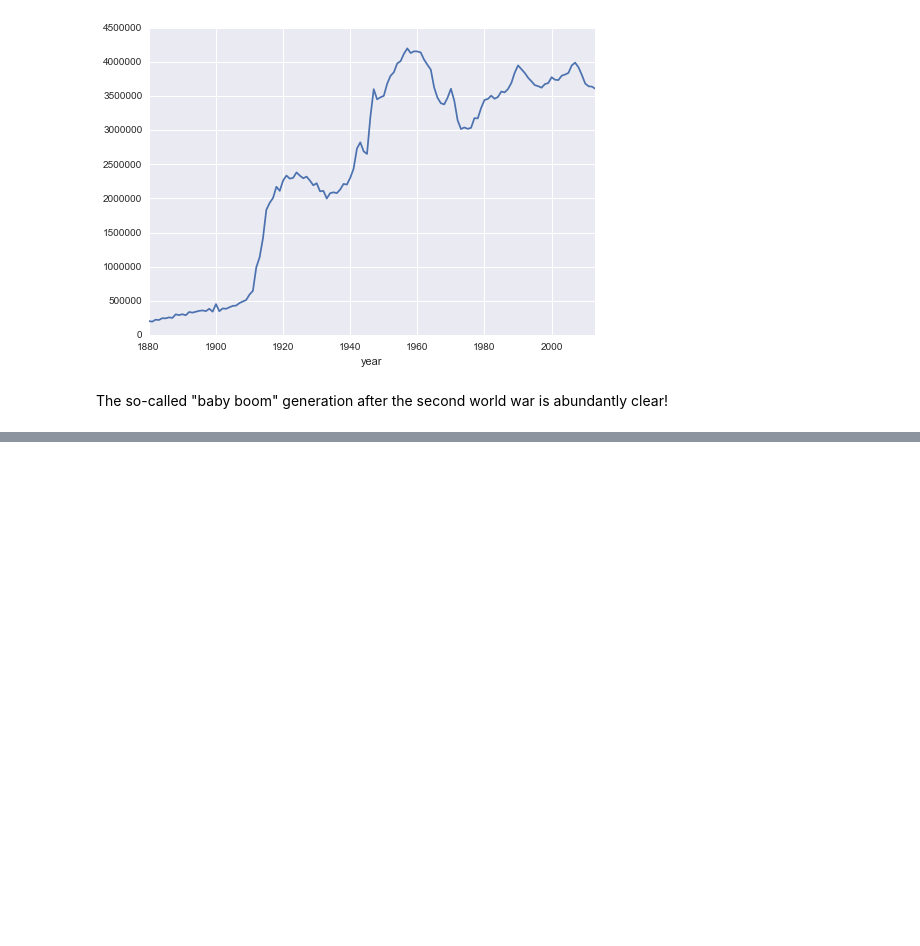
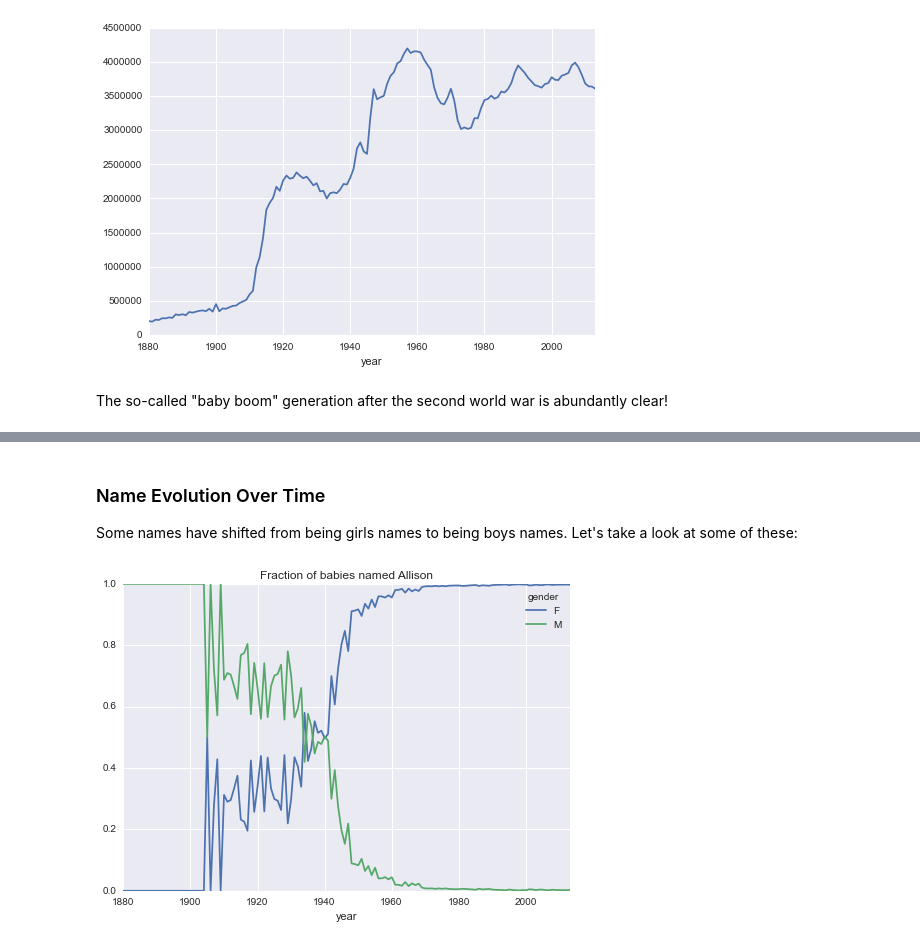
Before and after one commit to jakevdp/OsloWorkshop2014, a Jupyter notebook: notebooks/01.2_NumpyPandas.ipynb, the cells around one changed output, grey strips where cells are left out. Cells and saved outputs as stored; diff of their text form; code cells hidden in the pictures; blank space fills up the shorter version.

```diff
--- a/notebooks/01.2_NumpyPandas.ipynb
+++ b/notebooks/01.2_NumpyPandas.ipynb
@@ -671,0 +700,22 @@ The so-called "baby boom" generation after the second world war is abundantly cl
+# %% [markdown]
+### Name Evolution Over Time
+
+Some names have shifted from being girls names to being boys names. Let's take a look at some of these:
+# %%
+names_to_check = ['Allison', 'Alison']
+
+# filter on just the names we're interested in
+births = names[names.name.isin(names_to_check)]
+
+# pivot table to get year vs. gender
+births = births.pivot_table('births', index='year', columns='gender')
+
+# fill all NaNs with zeros
+births = births.fillna(0)
+
+# normalize along columns
+births = births.div(births.sum(1), axis=0)
+
+births.plot(title='Fraction of babies named Allison');
+# %% [output]
+[figure, added]
```
Also changed, not shown: parts of 20 cells of this notebook.
